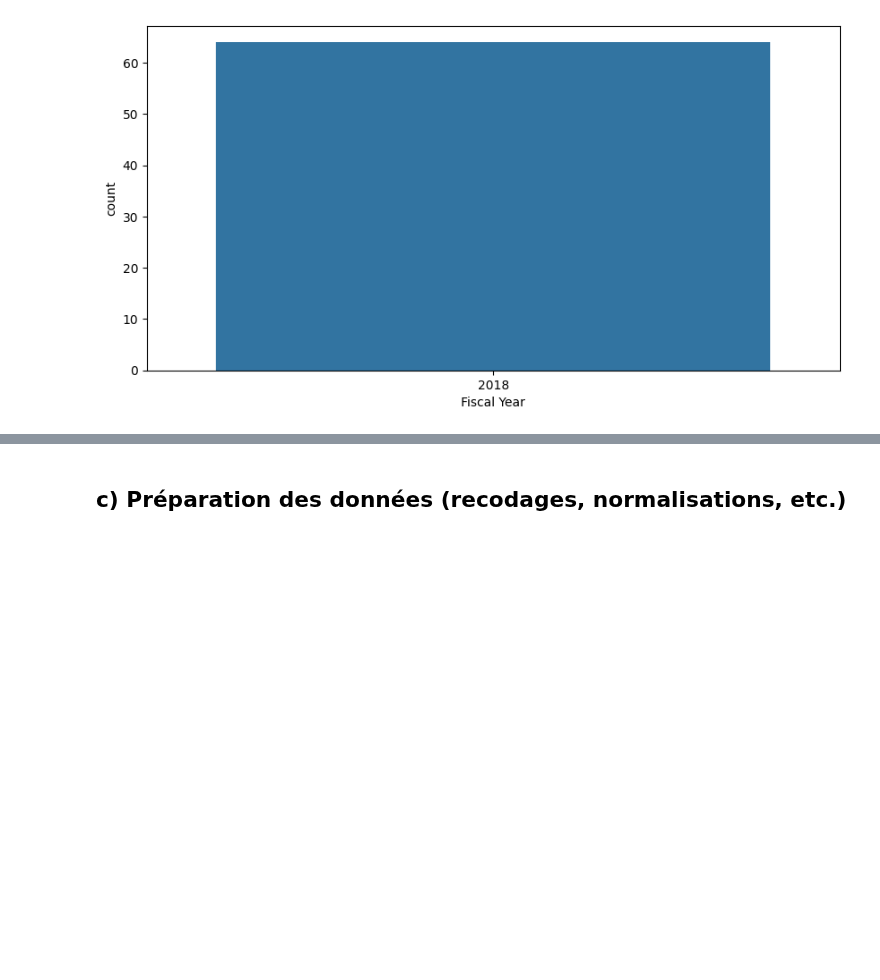
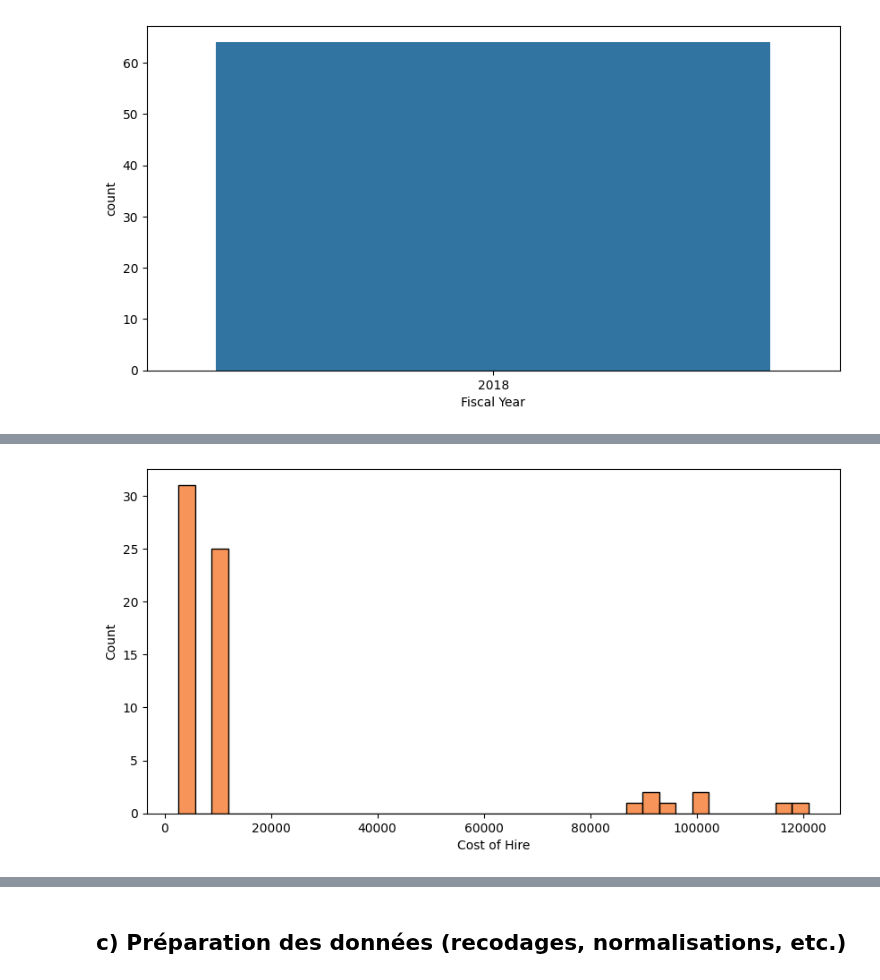
Before and after one commit to melaniedaddio/-Time-Cost-Quality-of-Hire, a Jupyter notebook: script.ipynb, the cells around one changed output, grey strips where cells are left out. Saved outputs shown, nothing was run; the diff lists cells and outputs as text; code cells hidden in the pictures; blank space fills up the shorter version.

```diff
--- a/script.ipynb
+++ b/script.ipynb
@@ -230,0 +225,6 @@ plt.show()
+# %%
+plt.figure(figsize = (10,5))
+sns.histplot( df['Cost of Hire'], color ='#F37021')
+plt.show()
+# %% [output]
+[figure, added]
```
Also changed, not shown: parts of 10 cells of this notebook.
